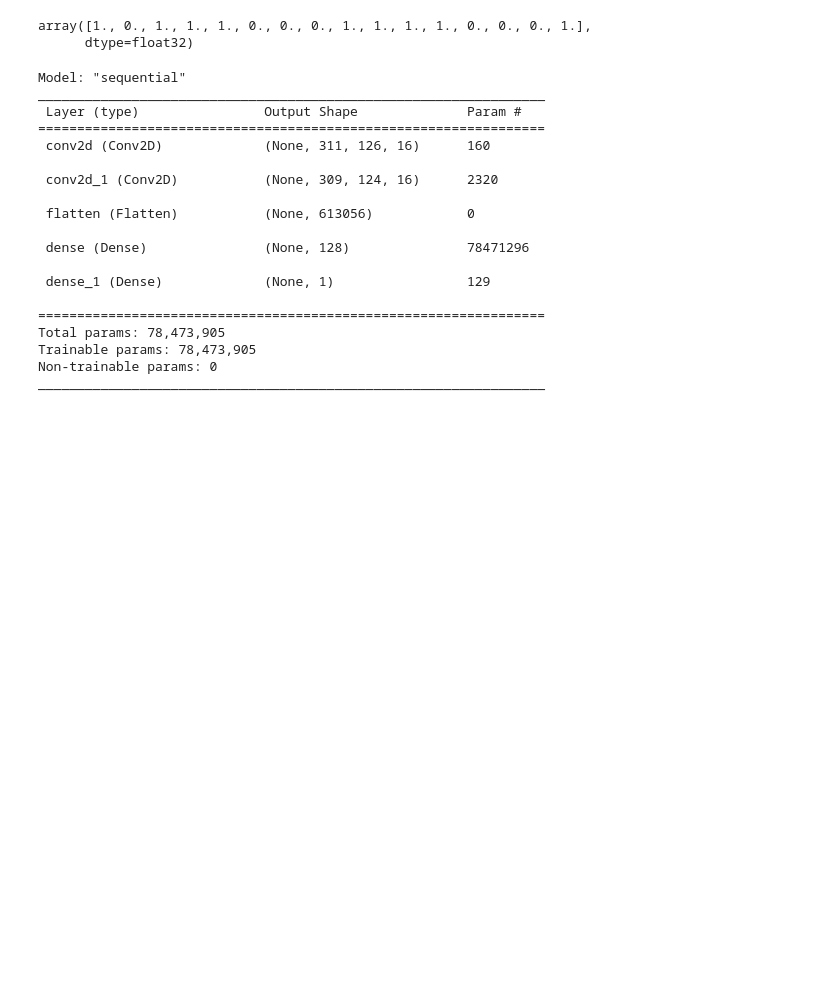
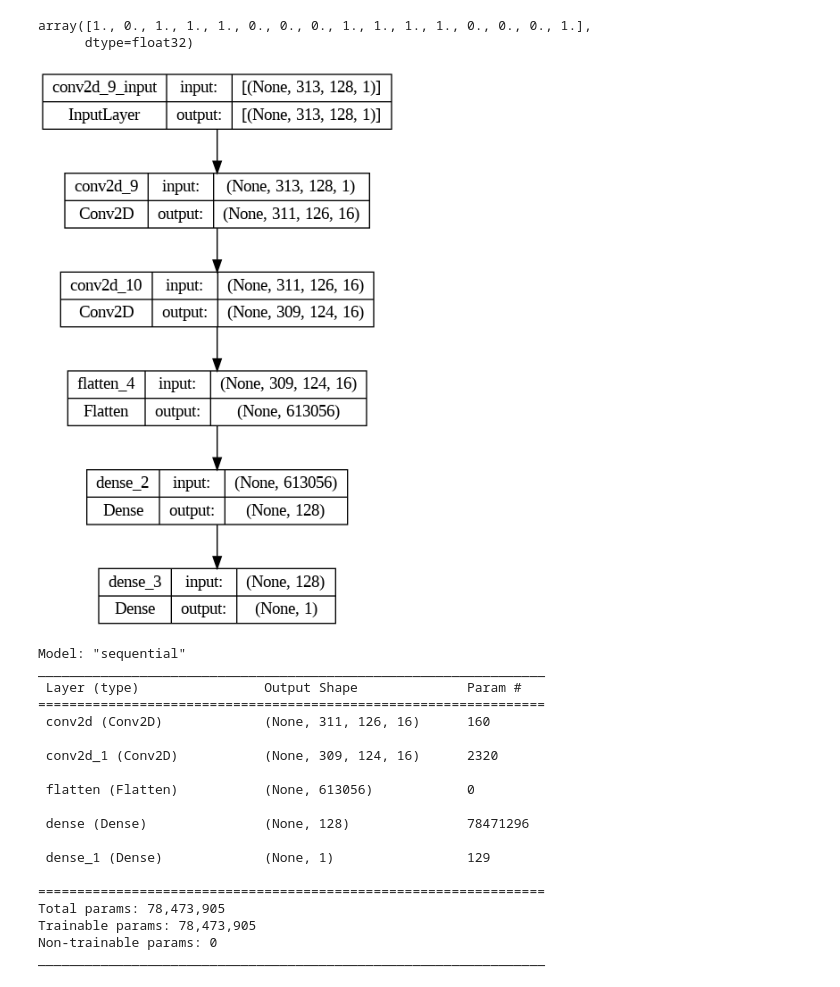
Before and after one commit to pawelszajwaj/Segregation, a Jupyter notebook: Main.ipynb, the cells around one changed output. Drawn from its saved outputs; the diff is of its cells as text; code cells hidden in the pictures; blank space fills up the shorter version.

```diff
--- a/Main.ipynb
+++ b/Main.ipynb
@@ -186,6 +188,9 @@ model.add(Dense(128, activation='relu'))
 model.add(Dense(1, activation='sigmoid'))
 # %%
 model.compile("Adam", loss='BinaryCrossentropy', metrics=[tf.keras.metrics.Recall(), tf.keras.metrics.Precision()])
+keras.utils.plot_model(model, "multi_input_and_output_model.png", show_shapes=True)
+# %% [output]
+[figure, added]
 # %%
 model.summary()
 # %% [output]
```
Also changed, not shown: parts of 12 cells of this notebook.
